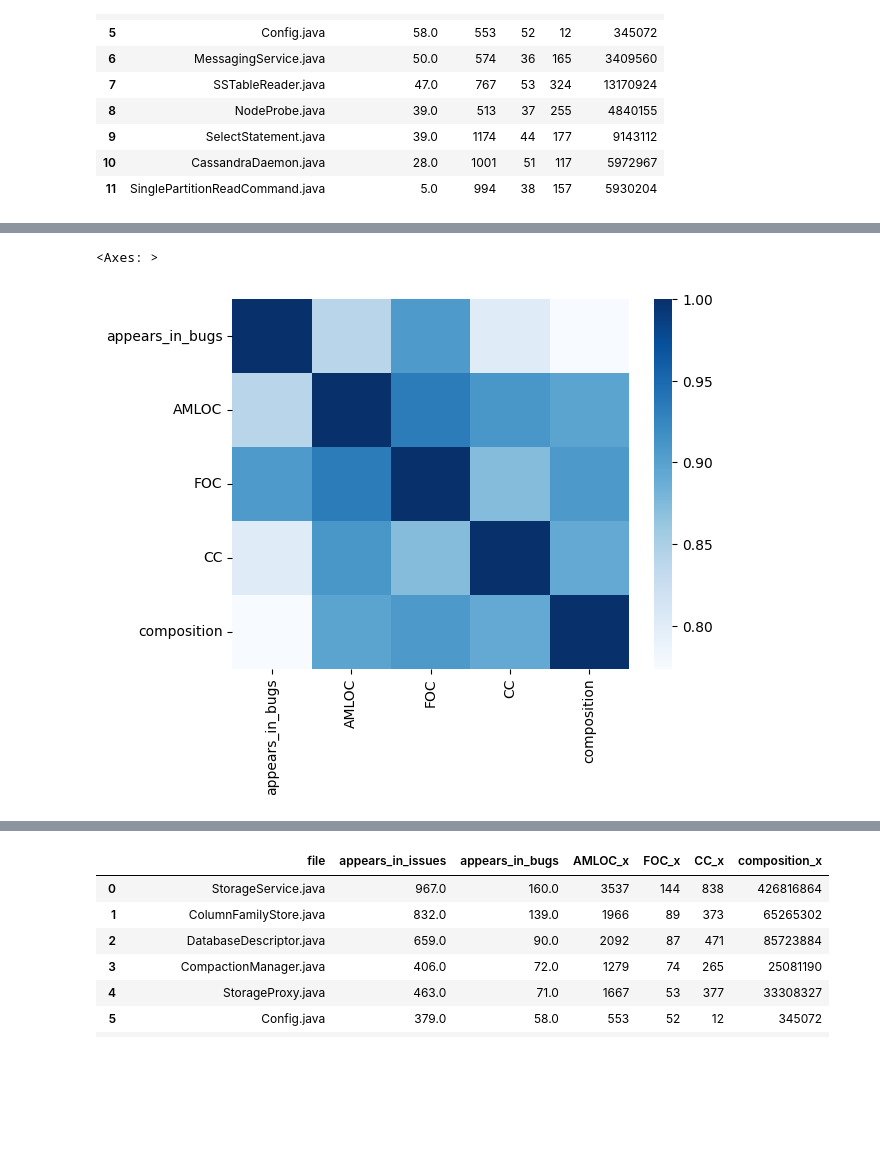
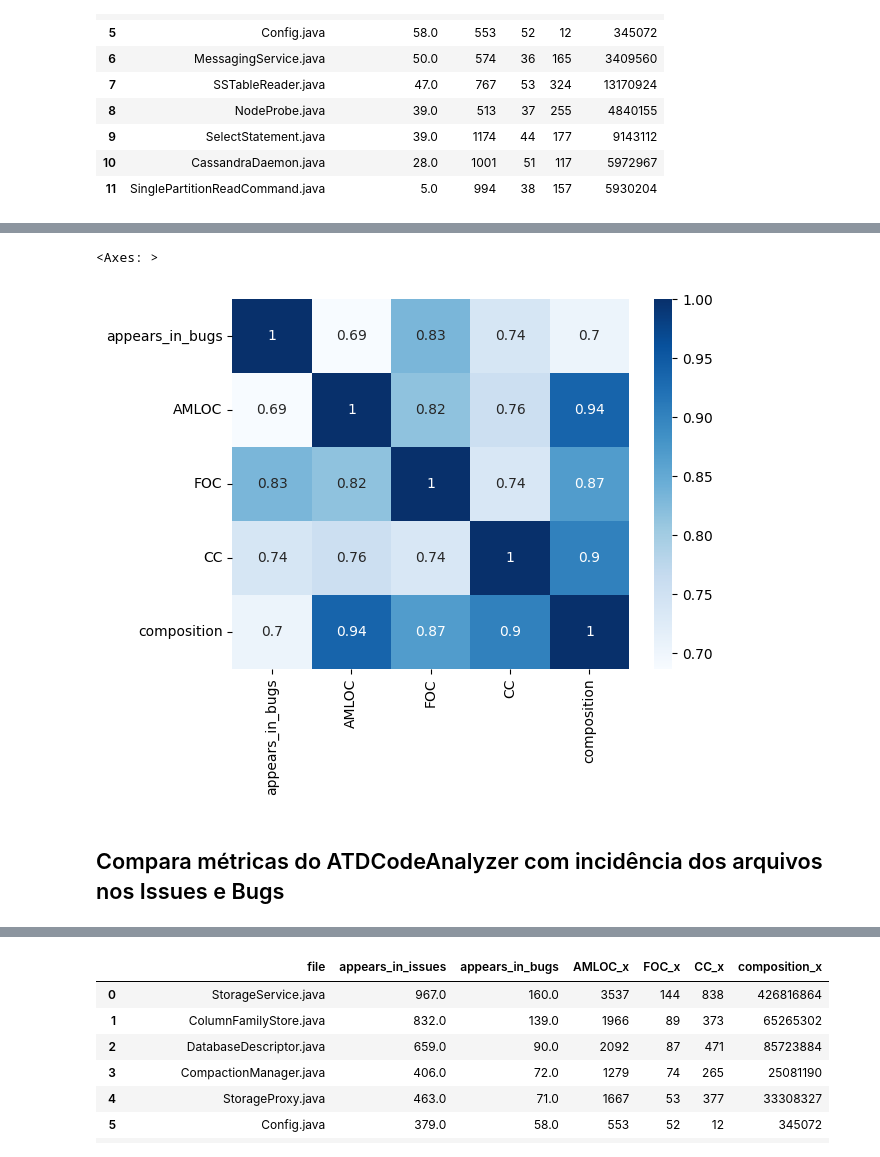
Before and after one commit to armandossrecife/piloto, a Jupyter notebook: classes_criticas_cassandra_issues_bugs.ipynb, the cells around one changed output, grey strips where cells are left out. Cells and saved outputs as stored; diff of their text form; code cells hidden in the pictures; blank space fills up the shorter version.

```diff
--- a/classes_criticas_cassandra_issues_bugs.ipynb
+++ b/classes_criticas_cassandra_issues_bugs.ipynb
@@ -102,10 +121,11 @@ df_bugs
 # %%
-# calculate the correlation matrix on the numeric columns
-corr = df_bugs.select_dtypes('number').corr()
-sns.heatmap(corr, cmap='Blues')
+corr = df_bugs.select_dtypes('number').corr(method = 'spearman')
+sns.heatmap(corr, cmap='Blues', annot = True)
 # %% [output]
 <Axes: >
-[figure, old version]
+[figure, new version]
+# %% [markdown]
+## Compara métricas do ATDCodeAnalyzer com incidência dos arquivos nos Issues e Bugs
 # %%
 df_merge = pd.merge(df_bugs, df_issues, how='inner', on='file')
 df_merge
```
Also changed, not shown: parts of 9 cells of this notebook.
